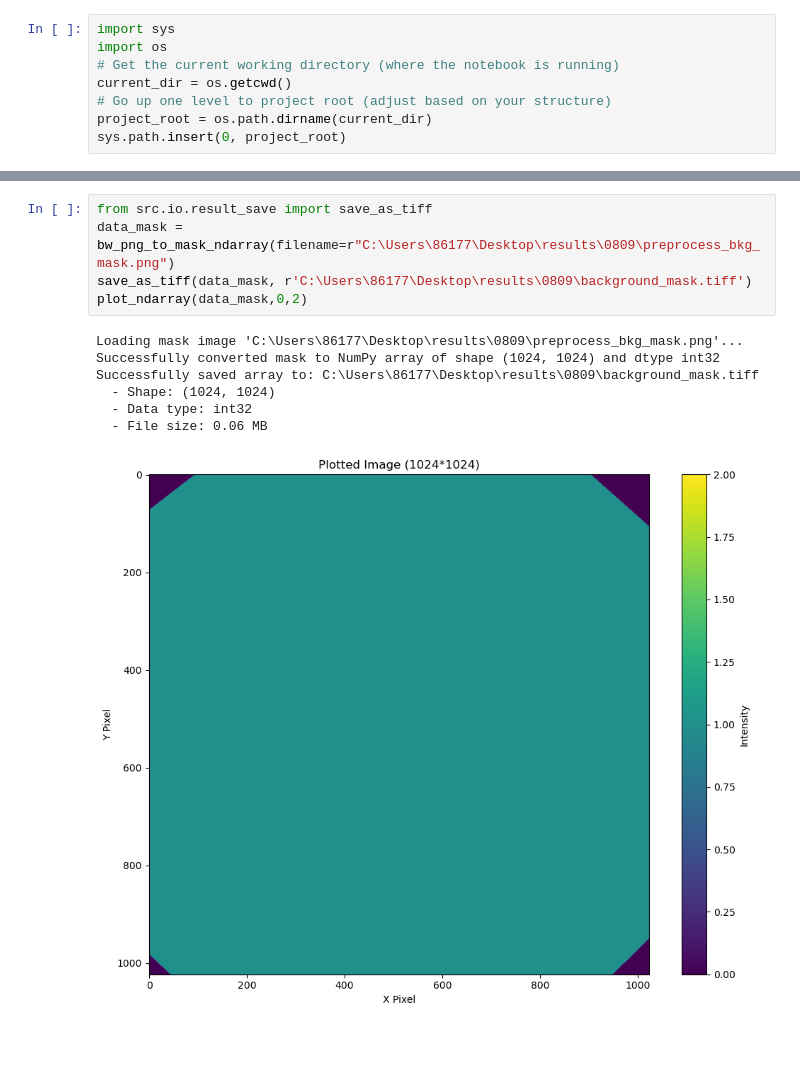
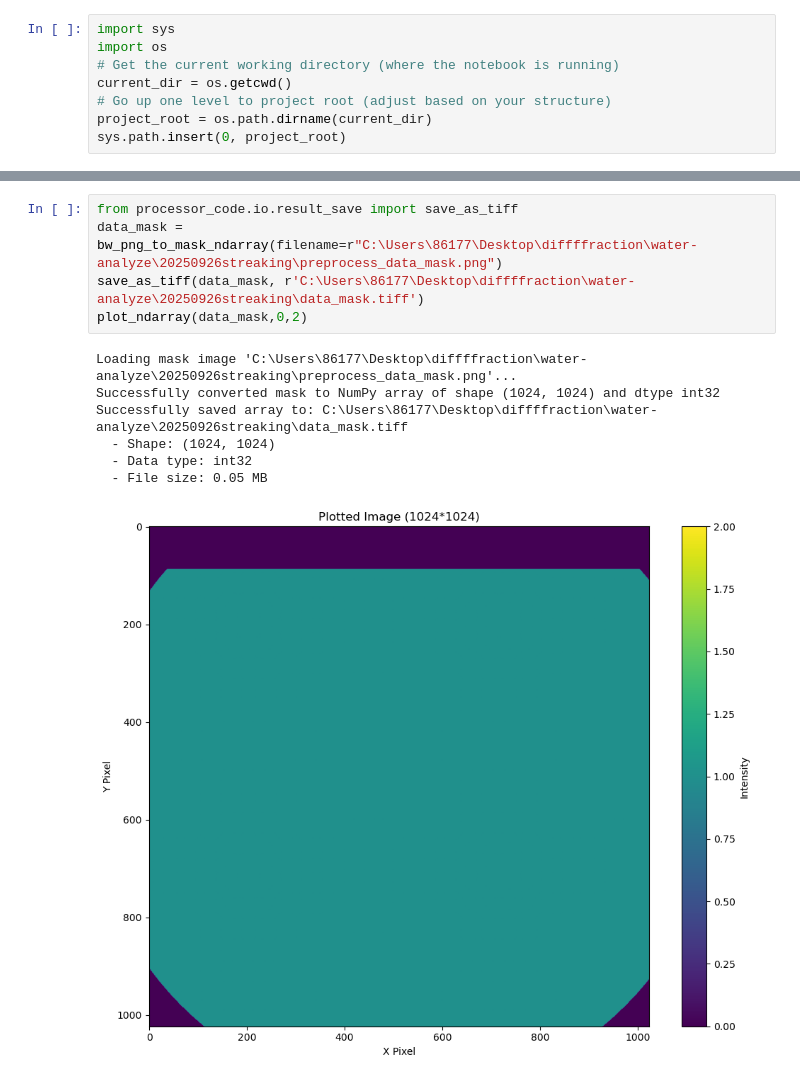
Before and after one commit to furran-ctrl/EMCCD_processor, a Jupyter notebook: examples/data_mask_preprocess.ipynb, the cells around one changed output, grey strips where cells are left out. Saved outputs shown, nothing was run; the diff lists cells and outputs as text; blank space fills up the shorter version.

```diff
--- a/examples/data_mask_preprocess.ipynb
+++ b/examples/data_mask_preprocess.ipynb
@@ -81,13 +81,13 @@ Successfully saved color-mapped image to C:\Users\86177\Desktop\results\0809\pre
 # %%
-from src.io.result_save import save_as_tiff
-data_mask = bw_png_to_mask_ndarray(filename=r"C:\Users\86177\Desktop\results\0809\preprocess_bkg_mask.png")
-save_as_tiff(data_mask, r'C:\Users\86177\Desktop\results\0809\background_mask.tiff')
+from processor_code.io.result_save import save_as_tiff
+data_mask = bw_png_to_mask_ndarray(filename=r"C:\Users\86177\Desktop\diffffraction\water-analyze\20250926streaking\preprocess_data_mask.png")
+save_as_tiff(data_mask, r'C:\Users\86177\Desktop\diffffraction\water-analyze\20250926streaking\data_mask.tiff')
 plot_ndarray(data_mask,0,2)
 # %% [output]
-Loading mask image 'C:\Users\86177\Desktop\results\0809\preprocess_bkg_mask.png'...
+Loading mask image 'C:\Users\86177\Desktop\diffffraction\water-analyze\20250926streaking\preprocess_data_mask.png'...
 Successfully converted mask to NumPy array of shape (1024, 1024) and dtype int32
-Successfully saved array to: C:\Users\86177\Desktop\results\0809\background_mask.tiff
+Successfully saved array to: C:\Users\86177\Desktop\diffffraction\water-analyze\20250926streaking\data_mask.tiff
   - Shape: (1024, 1024)
   - Data type: int32
-  - File size: 0.06 MB
+  - File size: 0.05 MB
-[figure, old version]
+[figure, new version]
```
Also changed, not shown: parts of 5 cells of this notebook, 10 other files.
